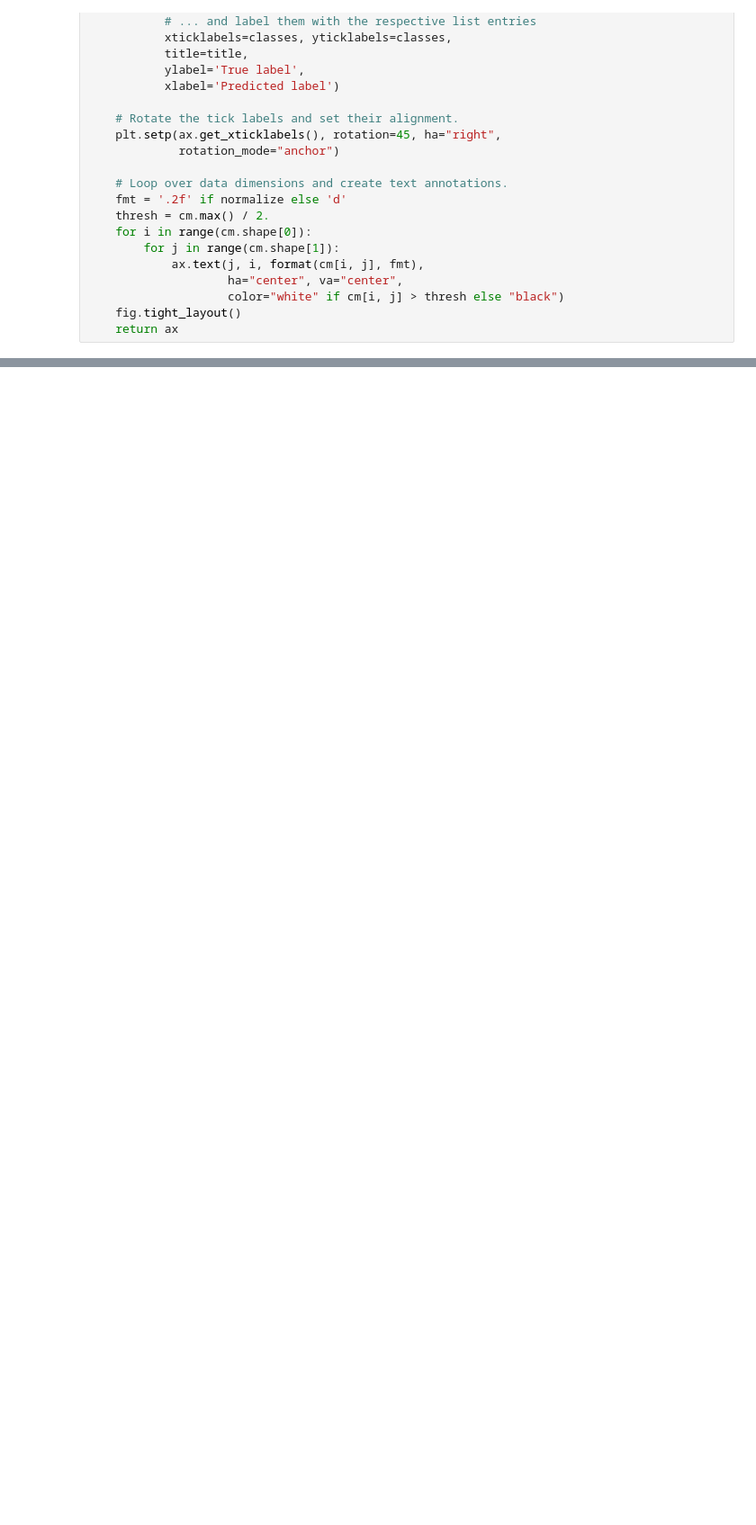
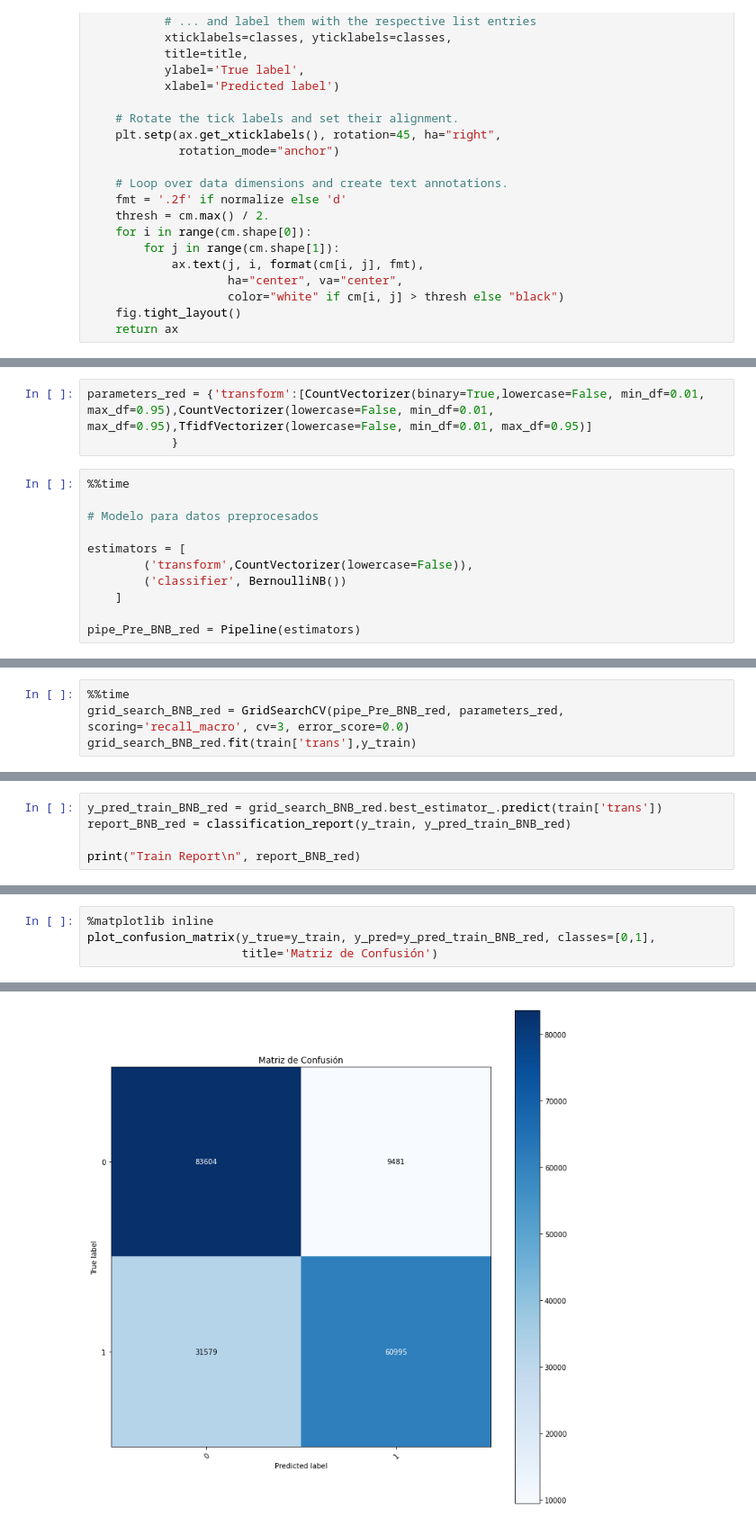
Before and after one commit to m-garciar/machine-learning, a Jupyter notebook: Taller_2.ipynb, the cells around one changed output, grey strips where cells are left out. Shown at 90% size. Cells and saved outputs as stored; diff of their text form; blank space fills up the shorter version.

```diff
--- a/Taller_2.ipynb
+++ b/Taller_2.ipynb
@@ -495,0 +681,14 @@ print("Test Report\n", report_MB)
+# %%
+parameters_red = {'transform':[CountVectorizer(binary=True,lowercase=False, min_df=0.01, max_df=0.95),CountVectorizer(lowercase=False, min_df=0.01, max_df=0.95),TfidfVectorizer(lowercase=False, min_df=0.01, max_df=0.95)]
+            }
+# %%
+%%time
+
+# Modelo para datos preprocesados
+
+estimators = [
+        ('transform',CountVectorizer(lowercase=False)),
+        ('classifier', BernoulliNB())
+    ]
+
+pipe_Pre_BNB_red = Pipeline(estimators)
@@ -495,0 +698,4 @@ print("Test Report\n", report_MB)
+# %%
+%%time
+grid_search_BNB_red = GridSearchCV(pipe_Pre_BNB_red, parameters_red, scoring='recall_macro', cv=3, error_score=0.0)
+grid_search_BNB_red.fit(train['trans'],y_train)
@@ -495,0 +729,5 @@ print("Test Report\n", report_MB)
+# %%
+y_pred_train_BNB_red = grid_search_BNB_red.best_estimator_.predict(train['trans'])
+report_BNB_red = classification_report(y_train, y_pred_train_BNB_red)
+
+print("Train Report\n", report_BNB_red)
@@ -495,0 +744,5 @@ print("Test Report\n", report_MB)
+# %%
+%matplotlib inline
+plot_confusion_matrix(y_true=y_train, y_pred=y_pred_train_BNB_red, classes=[0,1],
+                      title='Matriz de Confusión')
+# %% [output]
@@ -495,0 +751 @@ print("Test Report\n", report_MB)
+[figure, added]
```
Also changed, not shown: parts of 135 cells of this notebook.
